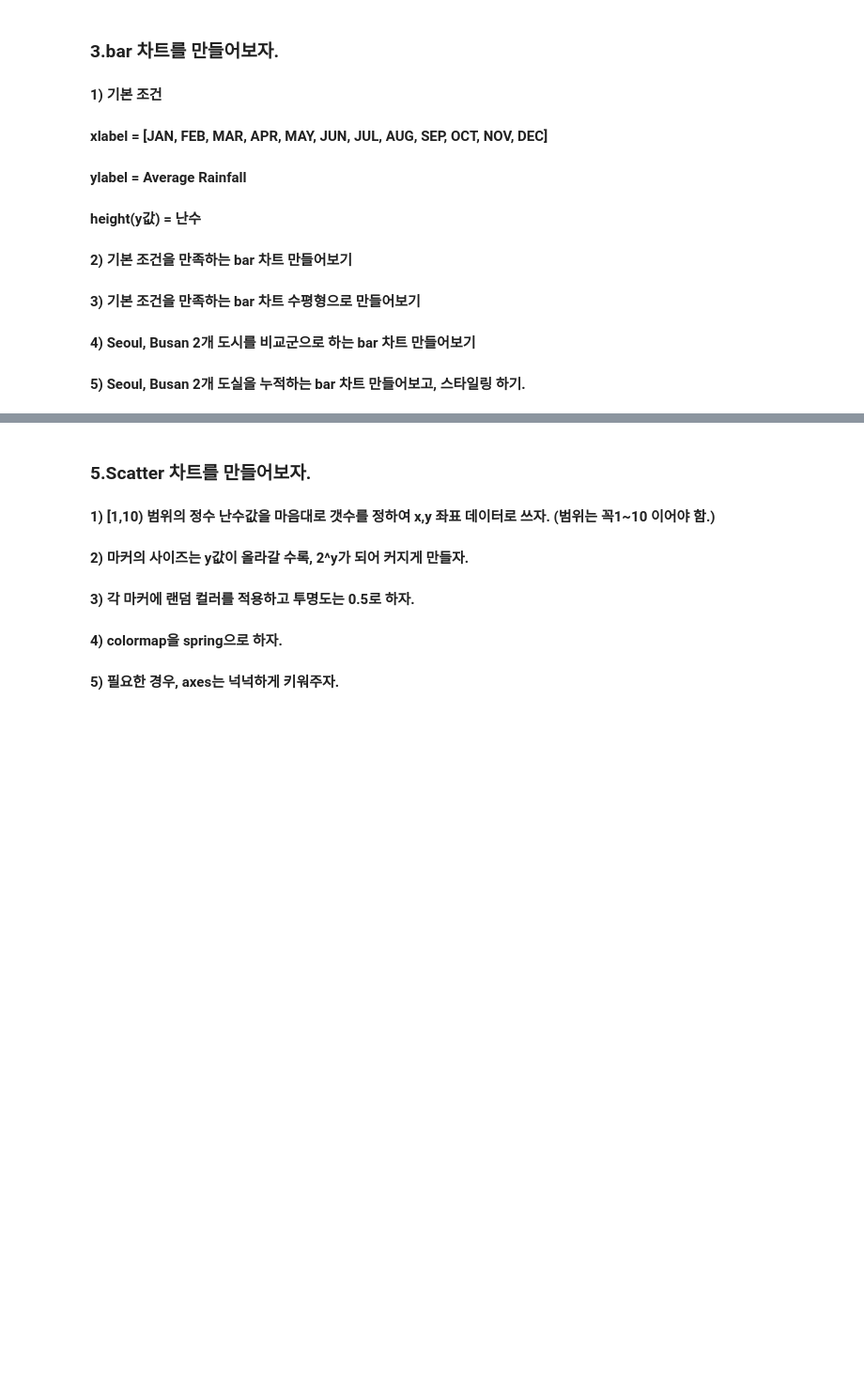
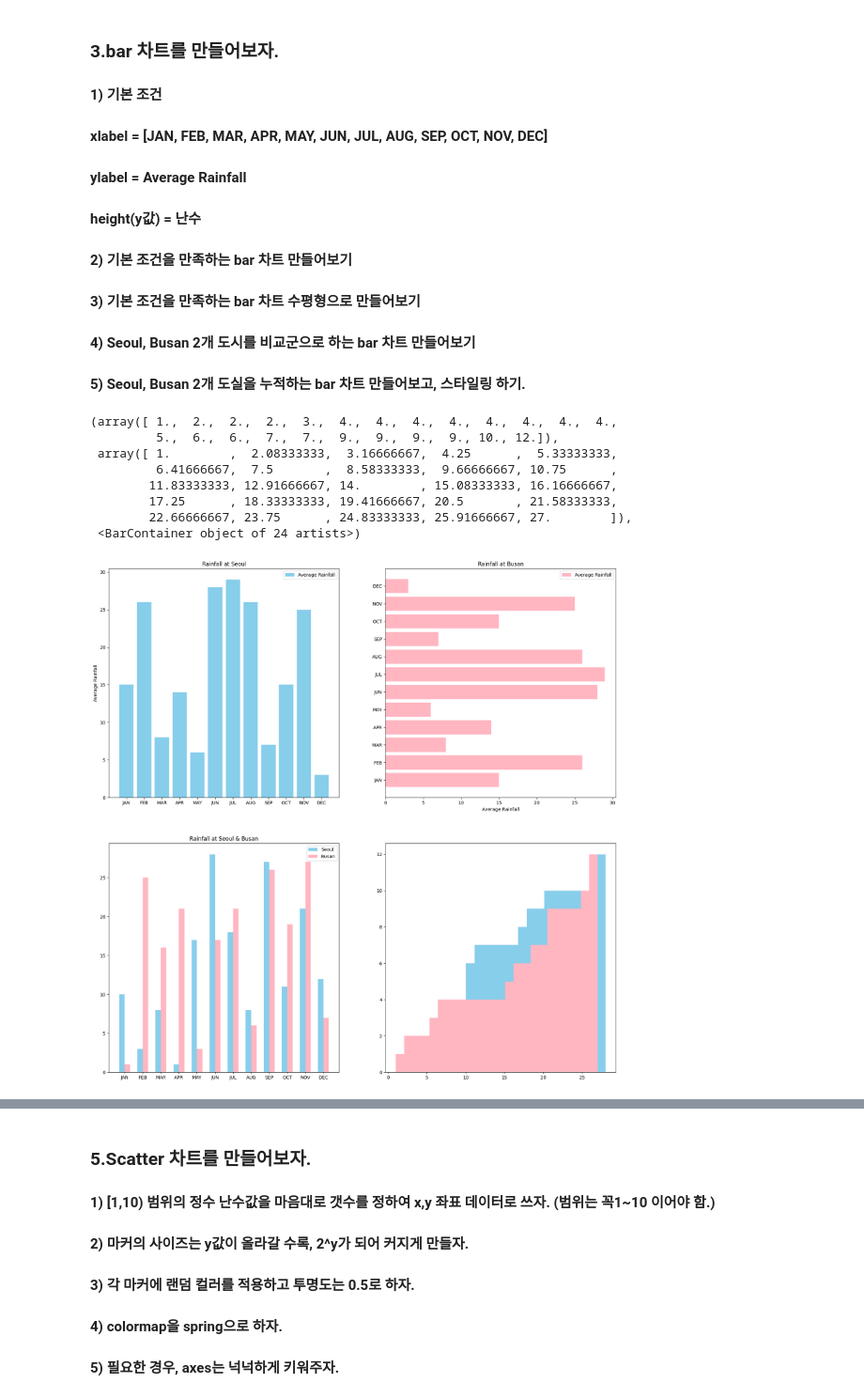
Before and after one commit to psg759/exercise_8jan, a Jupyter notebook: 17_matplotlib.ipynb, the cells around one changed output, grey strips where cells are left out. Shown at 94% size. Drawn from its saved outputs; the diff is of its cells as text; code cells hidden in the pictures; blank space fills up the shorter version.

```diff
--- a/17_matplotlib.ipynb
+++ b/17_matplotlib.ipynb
@@ -1096,6 +1169,54 @@ plt.xlim(0,3)
 #### 4) Seoul, Busan 2개 도시를 비교군으로 하는 bar 차트 만들어보기
 
 #### 5) Seoul, Busan 2개 도실을 누적하는 bar 차트 만들어보고, 스타일링 하기.
+# %%
+figure, ax = plt.subplots(nrows=2, ncols=2, figsize=(20,20))
+x = np.arange(1,13)
+xlabel = ['JAN', 'FEB', 'MAR', 'APR', 'MAY', 'JUN', 'JUL', 'AUG', 'SEP', 'OCT', 'NOV', 'DEC']
+ylabel = 'Average Rainfall'
+y = np.random.randint(1,30,12)
+
+ax1 = plt.subplot(2,2,1)
+ax2 = plt.subplot(2,2,2)
+ax3 = plt.subplot(2,2,3)
+ax4 = plt.subplot(2,2,4)
+
+
+ax1.bar(x,y, width = 0.8, label = ylabel, color='skyblue')
+ax1.set_title('Rainfall at Seoul')
+ax1.legend(loc='best')
+ax1.set_xticks(x,xlabel)
+ax1.set_ylabel(ylabel)
+
+
+ax2.barh(x,y, label = ylabel, color='lightpink')
+ax2.set_title('Rainfall at Busan')
+ax2.legend(loc='best')
+ax2.set_yticks(x, xlabel)
+ax2.set_xlabel(ylabel)
+
+
+y_seoul = np.random.randint(1,30,12)
+y_busan = np.random.randint(1,30,12)
+
+ax3.bar(x,y_seoul, width = 0.3, label = 'Seoul', color='skyblue')
+ax3.bar(x+0.3,y_busan, width = 0.3, label = 'Busan', color='lightpink')
+ax3.set_title('Rainfall at Seoul & Busan')
+ax3.legend(loc='best')
+ax3.set_xticks(x+0.15,xlabel)
+
+ax4.hist(y_seoul, bins = 24, label = 'Seoul', color='skyblue',cumulative=True)
+ax4.hist(y_busan, bins = 24, label = 'Busan', color='lightpink',cumulative=True)
+# %% [output]
+(array([ 1.,  2.,  2.,  2.,  3.,  4.,  4.,  4.,  4.,  4.,  4.,  4.,  4.,
+         5.,  6.,  6.,  7.,  7.,  9.,  9.,  9.,  9., 10., 12.]),
+ array([ 1.        ,  2.08333333,  3.16666667,  4.25      ,  5.33333333,
+         6.41666667,  7.5       ,  8.58333333,  9.66666667, 10.75      ,
+        11.83333333, 12.91666667, 14.        , 15.08333333, 16.16666667,
+        17.25      , 18.33333333, 19.41666667, 20.5       , 21.58333333,
+        22.66666667, 23.75      , 24.83333333, 25.91666667, 27.        ]),
+ <BarContainer object of 24 artists>)
+[figure, added]
 # %% [markdown]
 ### **4.Pie 차트를 만들어보자.**
 #### 1) 기본 조건
```
Also changed, not shown: parts of 10 cells of this notebook.
